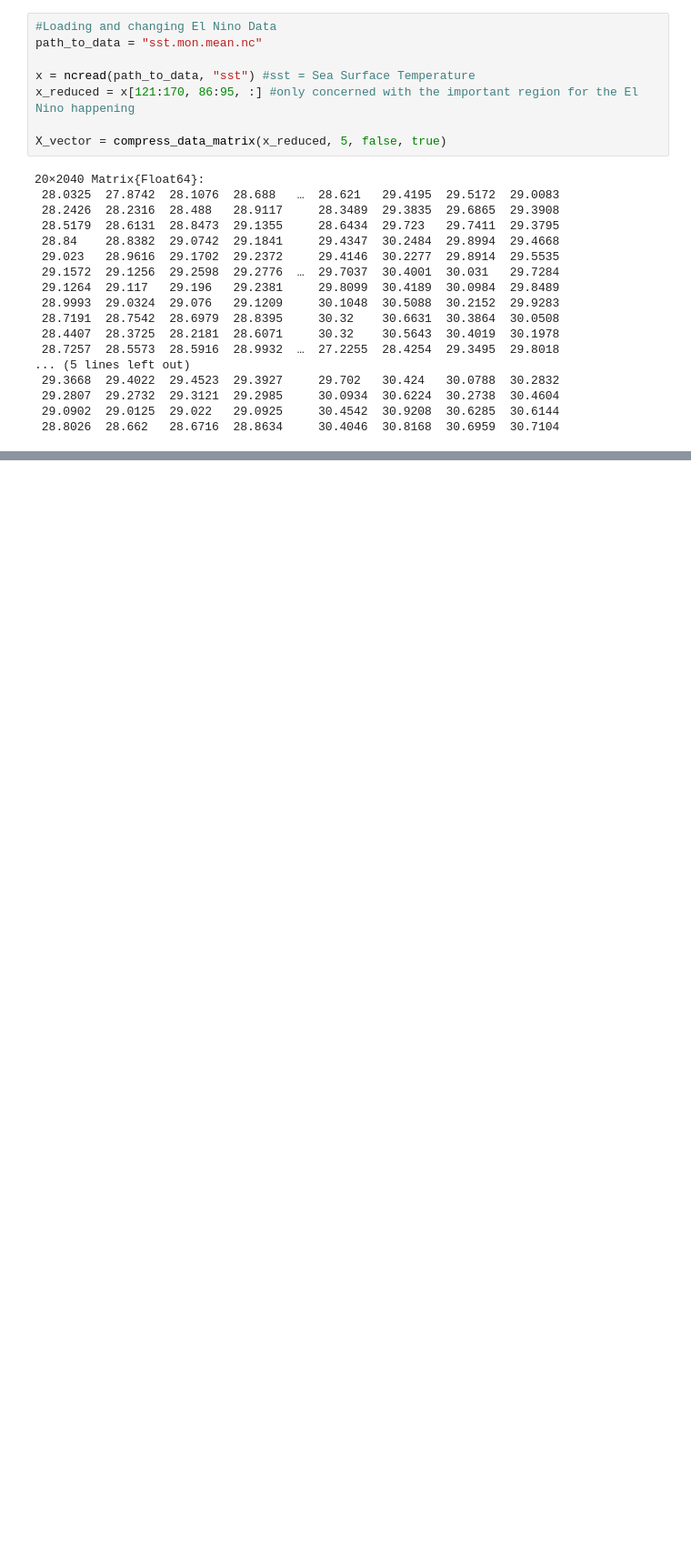
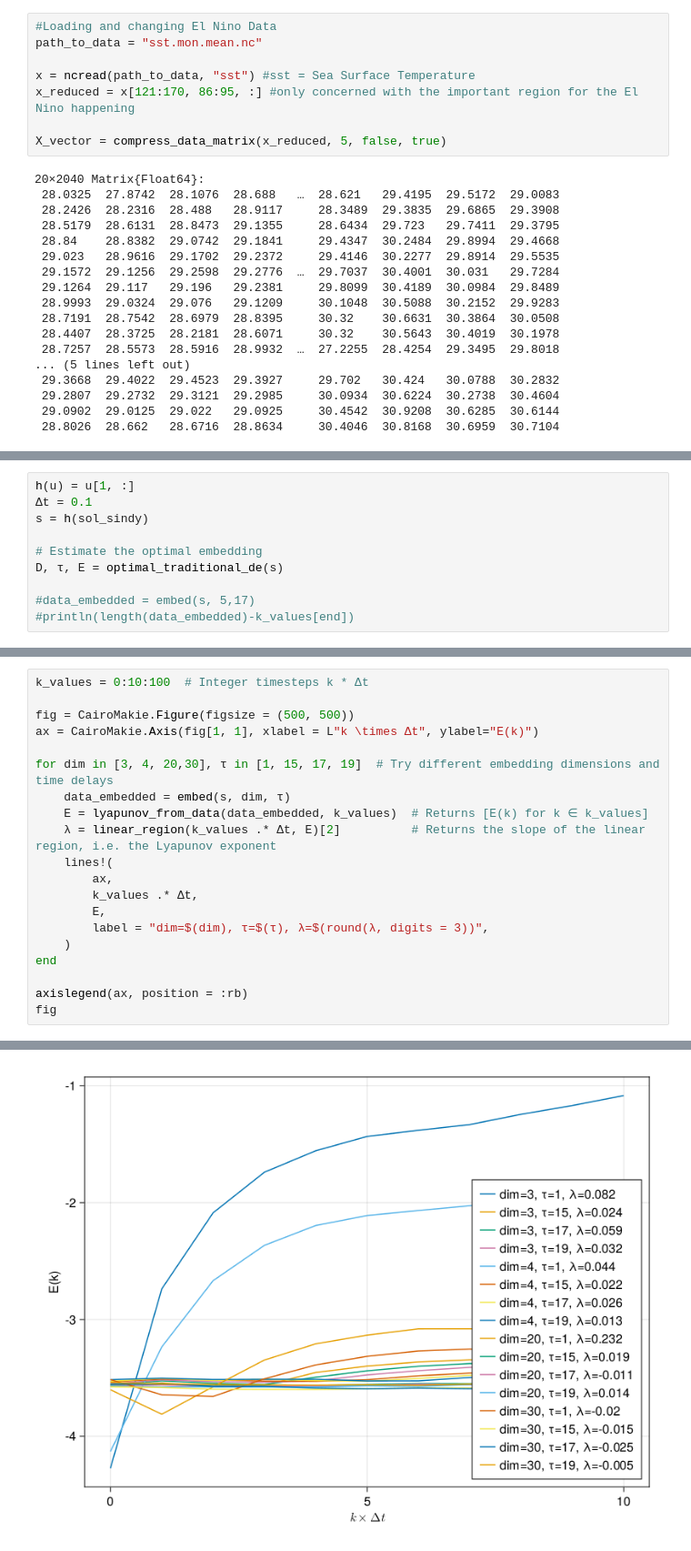
Before and after one commit to TobiasGerwald/MMLDS_project, a Jupyter notebook: src/SINDy_El_Nino.ipynb, the cells around one changed output, grey strips where cells are left out. Shown at 91% size. Cells and saved outputs as stored; diff of their text form; blank space fills up the shorter version.

```diff
--- a/src/SINDy_El_Nino.ipynb
+++ b/src/SINDy_El_Nino.ipynb
@@ -153,0 +125,10 @@ create_SINDy_trajectory (generic function with 5 methods)
+# %%
+h(u) = u[1, :]
+Δt = 0.1
+s = h(sol_sindy)
+
+# Estimate the optimal embedding
+D, τ, E = optimal_traditional_de(s)
+
+#data_embedded = embed(s, 5,17)
+#println(length(data_embedded)-k_values[end])
@@ -153,0 +138,21 @@ create_SINDy_trajectory (generic function with 5 methods)
+# %%
+k_values = 0:10:100  # Integer timesteps k * Δt
+
+fig = CairoMakie.Figure(figsize = (500, 500))
+ax = CairoMakie.Axis(fig[1, 1], xlabel = L"k \times Δt", ylabel="E(k)")
+
+for dim in [3, 4, 20,30], τ in [1, 15, 17, 19]  # Try different embedding dimensions and time delays
+    data_embedded = embed(s, dim, τ)
+    E = lyapunov_from_data(data_embedded, k_values)  # Returns [E(k) for k ∈ k_values]
+    λ = linear_region(k_values .* Δt, E)[2]          # Returns the slope of the linear region, i.e. the Lyapunov exponent
+    lines!(
+        ax,
+        k_values .* Δt,
+        E,
+        label = "dim=$(dim), τ=$(τ), λ=$(round(λ, digits = 3))",
+    )
+end
+
+axislegend(ax, position = :rb)
+fig
+# %% [output]
@@ -154,2 +176,3 @@ create_SINDy_trajectory (generic function with 5 methods)
+[figure, added]
 # %%
 function plot_SINDy_and_ElNino_trajectories(savePath, X_vector, sindy_sol)
```
Also changed, not shown: parts of 14 cells of this notebook.
